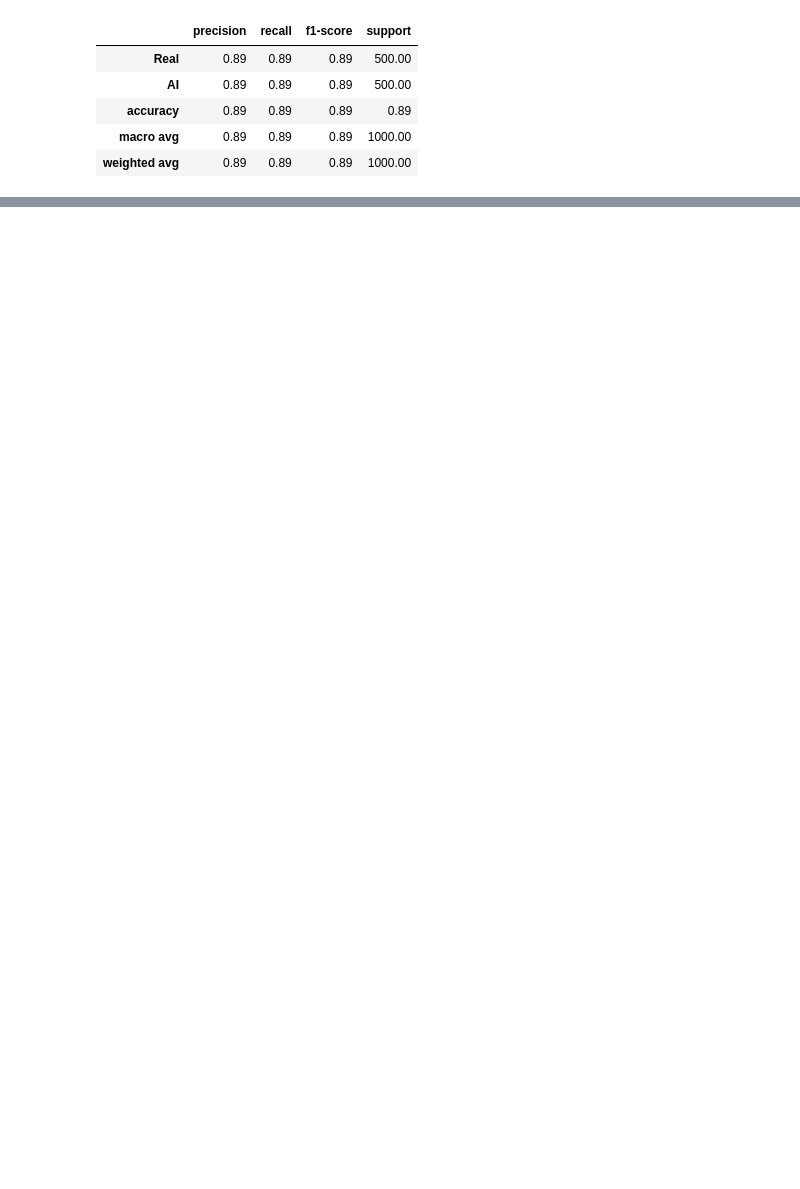
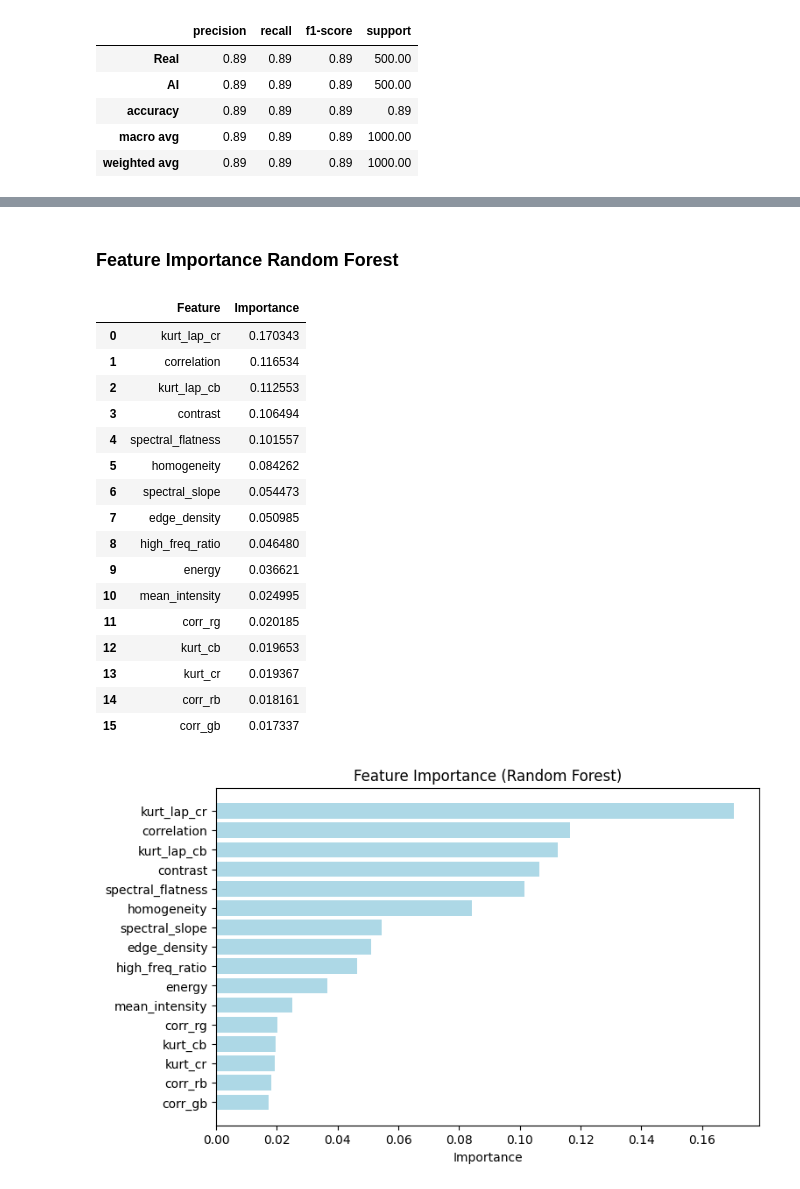
Before and after one commit to AlejandraCordero/CF_labs, a Jupyter notebook: Exercise2_1/Exercise2_1.ipynb, the cells around one changed output, grey strips where cells are left out. Cells and saved outputs as stored; diff of their text form; code cells hidden in the pictures; blank space fills up the shorter version.

```diff
--- a/Exercise2_1/Exercise2_1.ipynb
+++ b/Exercise2_1/Exercise2_1.ipynb
@@ -220,0 +294,47 @@ display(metrics_df.round(3))
+# %% [markdown]
+### Feature Importance Random Forest
+# %%
+import pandas as pd
+import numpy as np
+import matplotlib.pyplot as plt
+
+# Train the model
+clf.fit(X, y)
+
+# Name and importance features
+feat_names = df.drop(columns=["label", "file_path"]).columns
+importances = clf.feature_importances_
+
+# Dataframe to show the results
+importance_df = pd.DataFrame({
+    "Feature": feat_names,
+    "Importance": importances
+}).sort_values(by="Importance", ascending=False).reset_index(drop=True)
+
+display(importance_df)
+
+plt.figure(figsize=(8, 5))
+plt.barh(importance_df["Feature"], importance_df["Importance"], color='lightblue')
+plt.gca().invert_yaxis()
+plt.xlabel("Importance")
+plt.title("Feature Importance (Random Forest)")
+plt.show()
+# %% [output]
+|  | Feature | Importance |
+| 0 | kurt_lap_cr | 0.170343 |
+| 1 | correlation | 0.116534 |
+| 2 | kurt_lap_cb | 0.112553 |
+| 3 | contrast | 0.106494 |
+| 4 | spectral_flatness | 0.101557 |
+| 5 | homogeneity | 0.084262 |
+| 6 | spectral_slope | 0.054473 |
+| 7 | edge_density | 0.050985 |
+| 8 | high_freq_ratio | 0.046480 |
+| 9 | energy | 0.036621 |
+| 10 | mean_intensity | 0.024995 |
+| 11 | corr_rg | 0.020185 |
+| 12 | kurt_cb | 0.019653 |
+| 13 | kurt_cr | 0.019367 |
+| 14 | corr_rb | 0.018161 |
+| 15 | corr_gb | 0.017337 |
+[figure, added]
```
Also changed, not shown: parts of 17 cells of this notebook.
